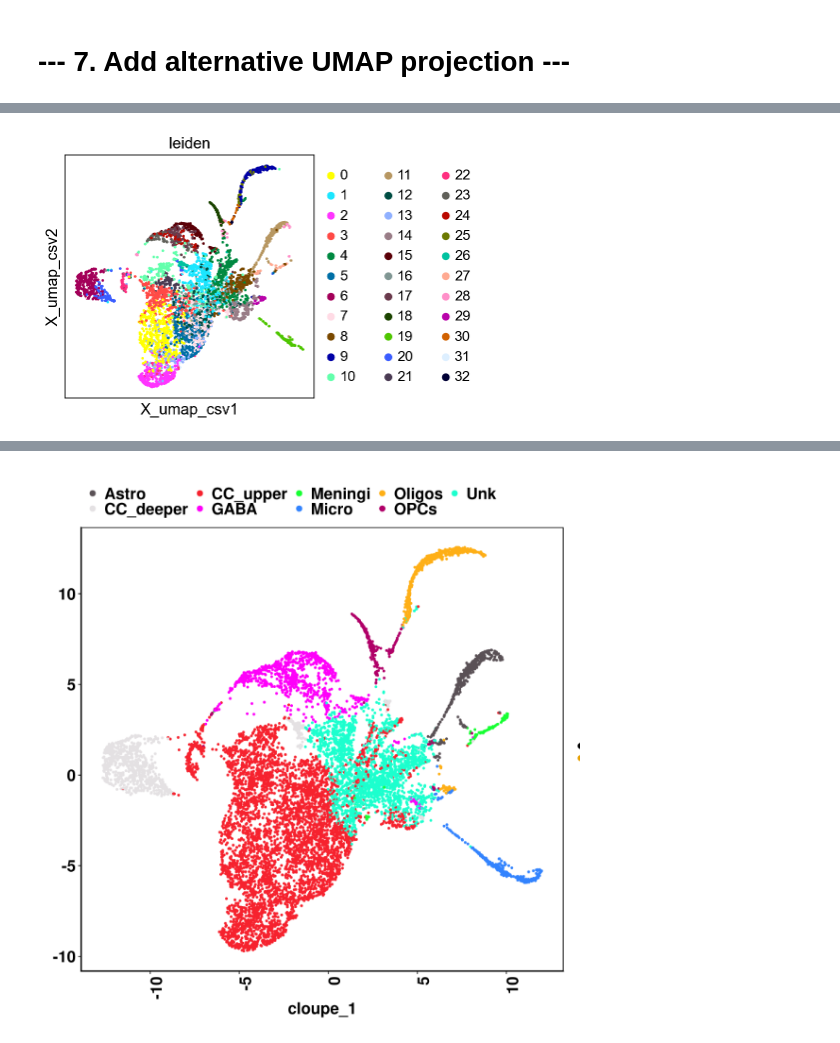
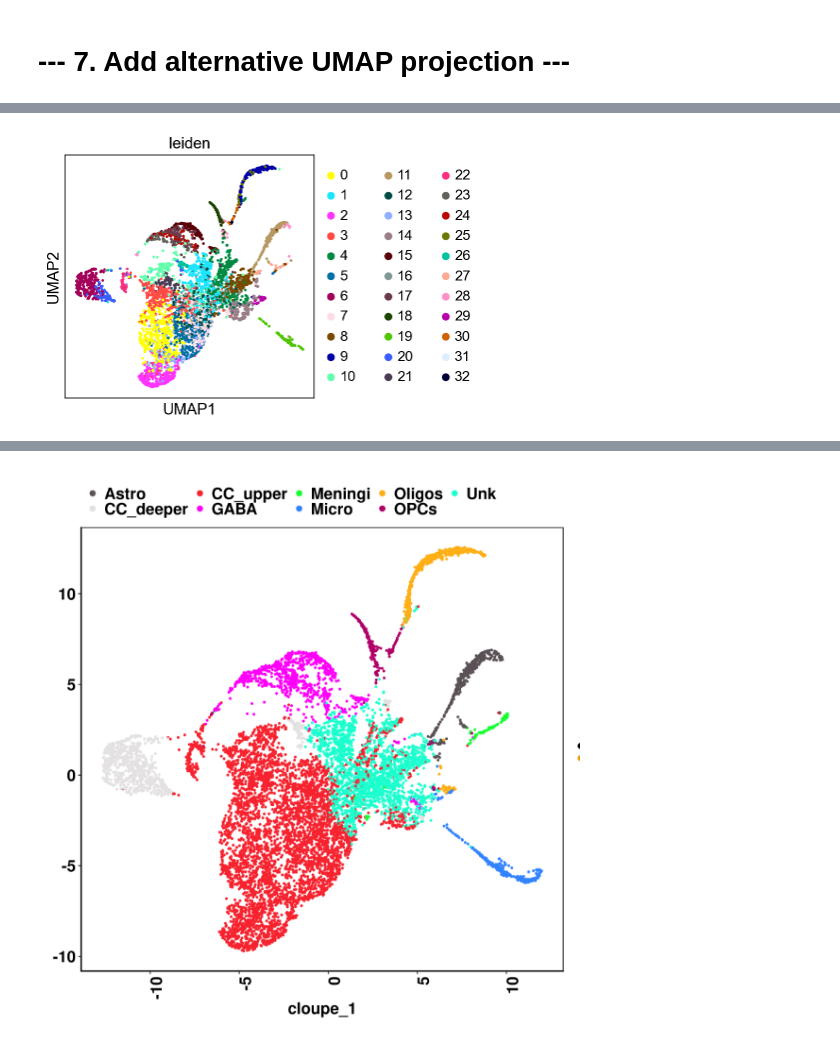
Before and after one commit to michal7kw/scMulti_merged_matrix, a Jupyter notebook: process_sc_data.ipynb, the cells around one changed output, grey strips where cells are left out. Saved outputs shown, nothing was run; the diff lists cells and outputs as text; code cells hidden in the pictures.

```diff
--- a/process_sc_data.ipynb
+++ b/process_sc_data.ipynb
@@ -213,3 +213,8 @@ adata.obs.head()
 | AAACATGCAATATGGA-2 | WT_brain_cortex | Cluster 9 |
 | AAACATGCAGTTAAAG-2 | WT_brain_cortex | Cluster 3 |
 | AAACCAACAAGCTTAT-2 | WT_brain_cortex | Cluster 16 |
+# %%
+# Extract only the cluster numbers from the 'cluster' column
+adata.obs['cluster'] = adata.obs['cluster'].str.extract('(\d+)')
+print("Updated cluster column:")
+adata.obs.head()
@@ -536,9 +544,10 @@ umap_df = pd.read_csv('umap_projection.csv', index_col=0)
 aligned_df = umap_df.reindex(adata.obs_names)
 
 # Add the UMAP coordinates to the AnnData object
-adata.obsm['X_umap_csv'] = aligned_df[['UMAP-1', 'UMAP-2']].values
+adata.obsm['X_umap'] = aligned_df[['UMAP-1', 'UMAP-2']].values
 
 # Plot the new UMAP projection
-sc.pl.embedding(adata, basis='X_umap_csv', color=['leiden'], save='_umap_csv_leiden.png')
+# sc.pl.embedding(adata, basis='X_umap_csv', color=['leiden'], save='_umap_csv_leiden.png')
+sc.pl.umap(adata, color=['leiden'], save='_umap_leiden.png')
 # %% [output]
 Adding alternative UMAP projection from CSV...
@@ -546,3 +555,3 @@ WARNING: saving figure to file figures\X_umap_csv_umap_csv_leiden.png
-[figure, old version]
+[figure, new version]
 # %%
 # Plot the new UMAP projection
```
Also changed, not shown: parts of 17 cells of this notebook, 11 other files.
